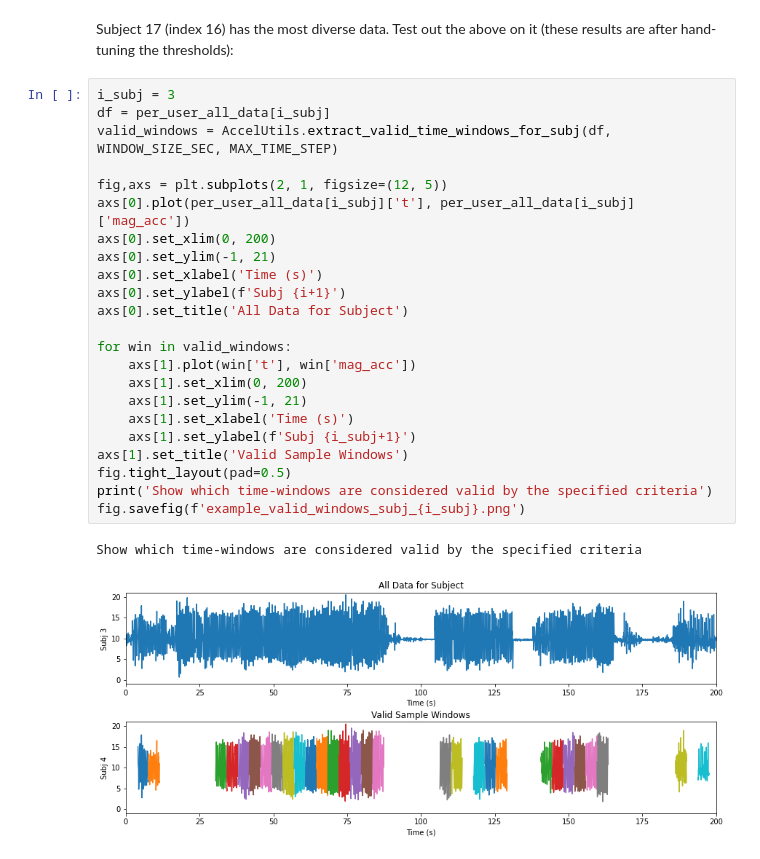
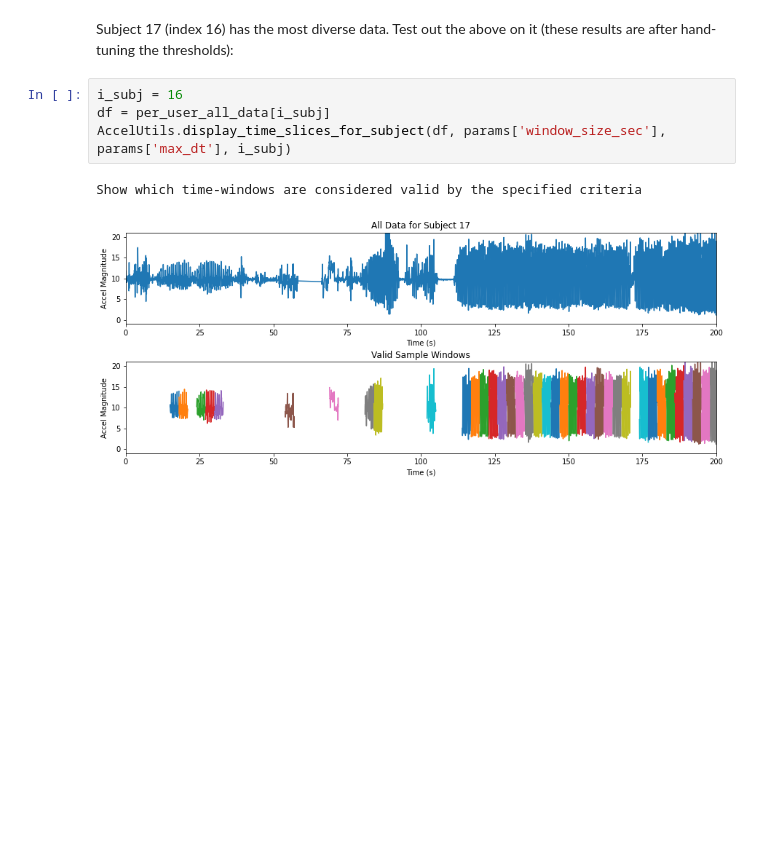
Before and after one commit to etotheipi/accelerometer_signal_proc, a Jupyter notebook: accelerometer_explore.ipynb, the cells around one changed output. Cells and saved outputs as stored; diff of their text form; blank space fills up the shorter version.

```diff
--- a/accelerometer_explore.ipynb
+++ b/accelerometer_explore.ipynb
@@ -95,28 +108,9 @@ Use the above criteria to extract labeled samples from all subjects.  Some subje
 # %% [markdown]
 Subject 17 (index 16) has the most diverse data.  Test out the above on it (these results are after hand-tuning the thresholds):
-# %%
-i_subj = 3
-df = per_user_all_data[i_subj]
-valid_windows = AccelUtils.extract_valid_time_windows_for_subj(df, WINDOW_SIZE_SEC, MAX_TIME_STEP)
-
-fig,axs = plt.subplots(2, 1, figsize=(12, 5))
-axs[0].plot(per_user_all_data[i_subj]['t'], per_user_all_data[i_subj]['mag_acc'])
-axs[0].set_xlim(0, 200)
-axs[0].set_ylim(-1, 21)
-axs[0].set_xlabel('Time (s)')
-axs[0].set_ylabel(f'Subj {i+1}')
-axs[0].set_title('All Data for Subject')
-
-for win in valid_windows:
-    axs[1].plot(win['t'], win['mag_acc'])
-    axs[1].set_xlim(0, 200)
-    axs[1].set_ylim(-1, 21)
-    axs[1].set_xlabel('Time (s)')
-    axs[1].set_ylabel(f'Subj {i_subj+1}')
-axs[1].set_title('Valid Sample Windows')
-fig.tight_layout(pad=0.5)
-print('Show which time-windows are considered valid by the specified criteria')
-fig.savefig(f'example_valid_windows_subj_{i_subj}.png')
-# %% [output]
-Show which time-windows are considered valid by the specified criteria
-[figure, removed]
+# %%
+i_subj = 16
+df = per_user_all_data[i_subj]
+AccelUtils.display_time_slices_for_subject(df, params['window_size_sec'], params['max_dt'], i_subj)
+# %% [output]
+Show which time-windows are considered valid by the specified criteria
+[figure, added]
```
Also changed, not shown: parts of 17 cells of this notebook, 12 other files.
